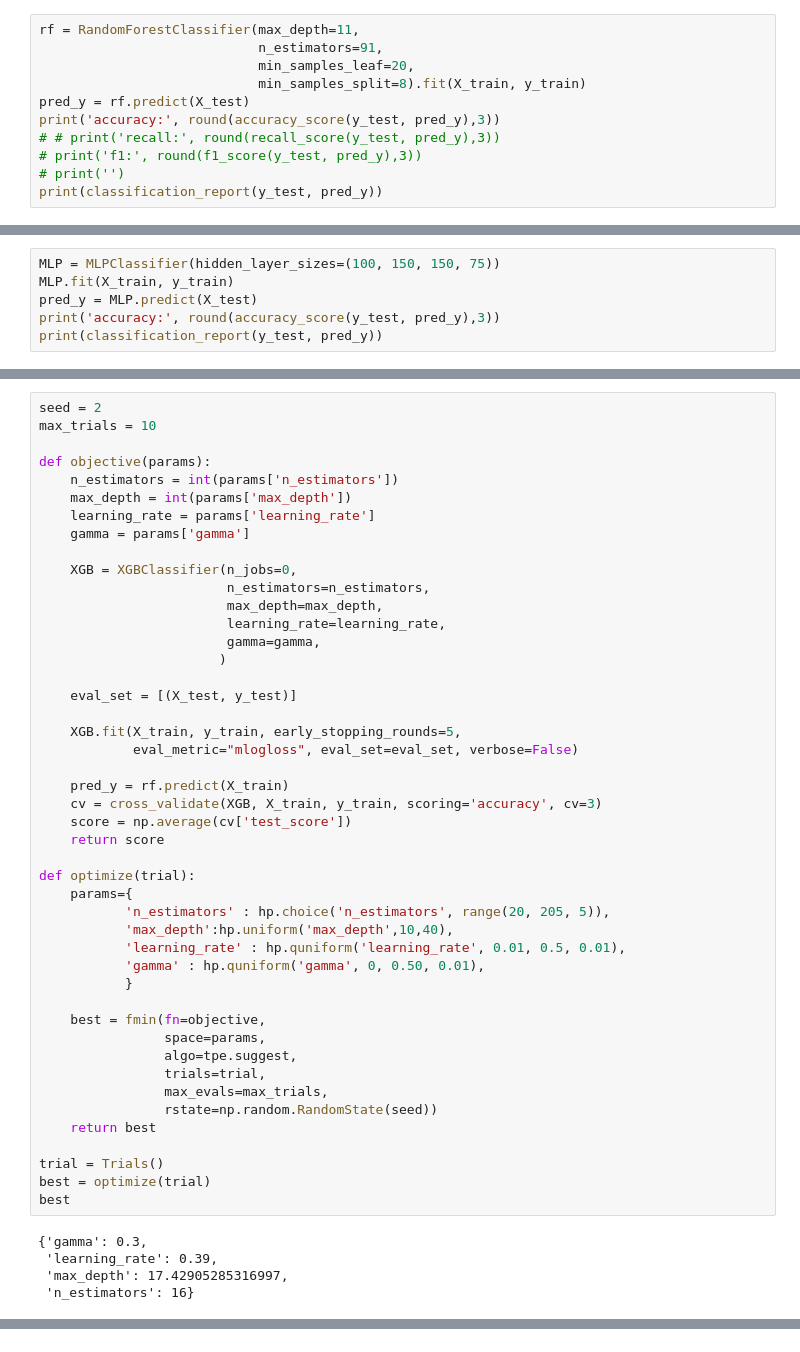
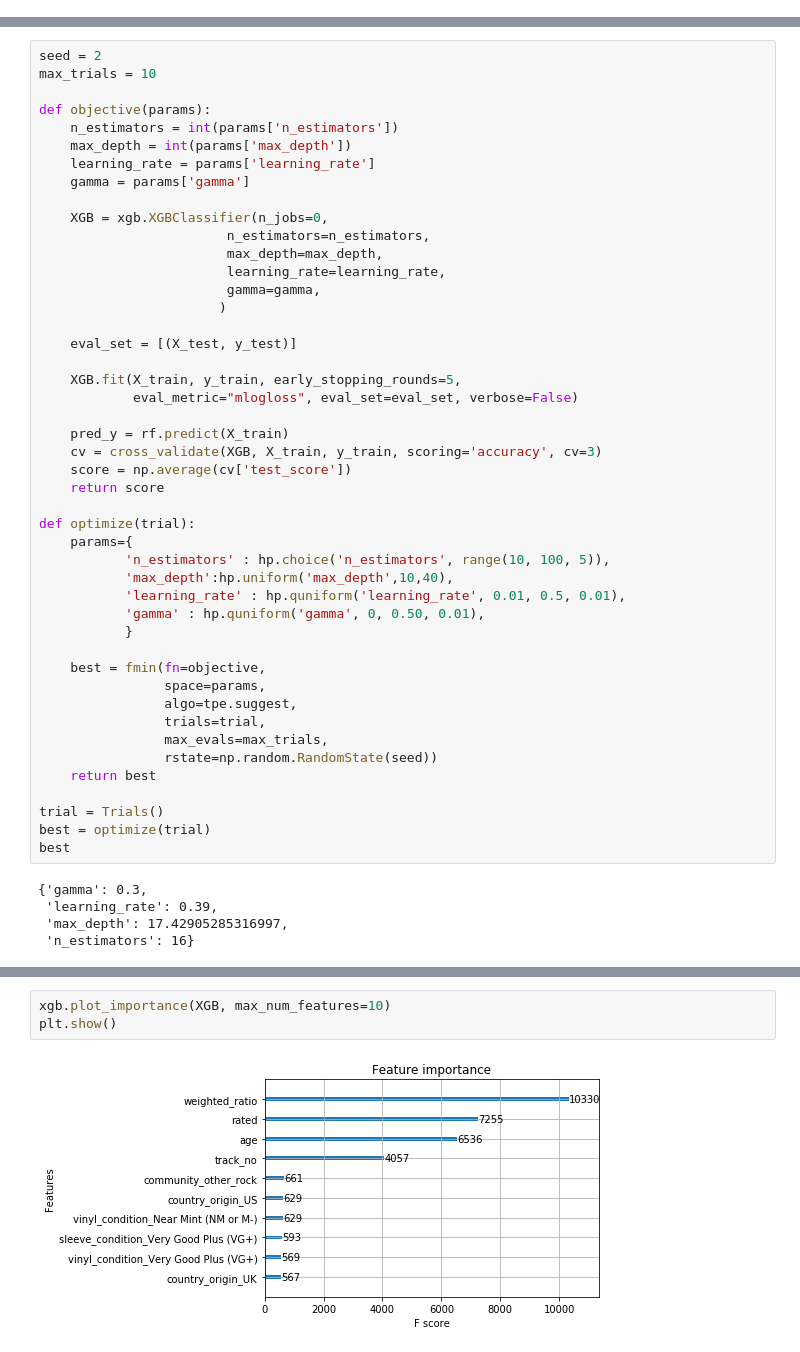
Before and after one commit to joey-91/Vinyl-Project, a Jupyter notebook: Modelling.ipynb, the cells around one changed output, grey strips where cells are left out. Cells and saved outputs as stored; diff of their text form.

```diff
--- a/Modelling.ipynb
+++ b/Modelling.ipynb
@@ -271,11 +228,0 @@ best
-# %%
-rf = RandomForestClassifier(max_depth=11,
-                            n_estimators=91,
-                            min_samples_leaf=20,
-                            min_samples_split=8).fit(X_train, y_train)
-pred_y = rf.predict(X_test)
-print('accuracy:', round(accuracy_score(y_test, pred_y),3))
-# # print('recall:', round(recall_score(y_test, pred_y),3))
-# print('f1:', round(f1_score(y_test, pred_y),3))
-# print('')
-print(classification_report(y_test, pred_y))
@@ -302,6 +231,0 @@ weighted avg       0.57      0.54      0.55     16569
-# %%
-MLP = MLPClassifier(hidden_layer_sizes=(100, 150, 150, 75))
-MLP.fit(X_train, y_train)
-pred_y = MLP.predict(X_test)
-print('accuracy:', round(accuracy_score(y_test, pred_y),3))
-print(classification_report(y_test, pred_y))
@@ -335,7 +297,7 @@ def objective(params):
     learning_rate = params['learning_rate']
     gamma = params['gamma']
 
-    XGB = XGBClassifier(n_jobs=0,
+    XGB = xgb.XGBClassifier(n_jobs=0,
                         n_estimators=n_estimators,
                         max_depth=max_depth,
                         learning_rate=learning_rate,
@@ -354,7 +316,7 @@ def objective(params):
 
 def optimize(trial):
     params={
-           'n_estimators' : hp.choice('n_estimators', range(20, 205, 5)),
+           'n_estimators' : hp.choice('n_estimators', range(10, 100, 5)),
            'max_depth':hp.uniform('max_depth',10,40),
            'learning_rate' : hp.quniform('learning_rate', 0.01, 0.5, 0.01),
            'gamma' : hp.quniform('gamma', 0, 0.50, 0.01),
@@ -413 +374,6 @@ accuracy: 0.569
 weighted avg       0.57      0.57      0.57     16569
+# %%
+xgb.plot_importance(XGB, max_num_features=10)
+plt.show()
+# %% [output]
+[figure, added]
```
Also changed, not shown: parts of 17 cells of this notebook.
